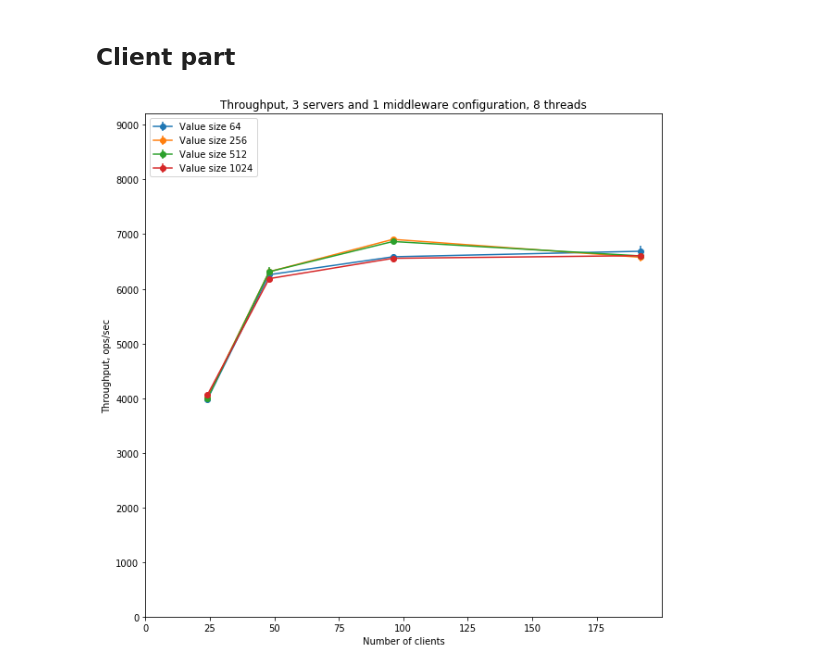
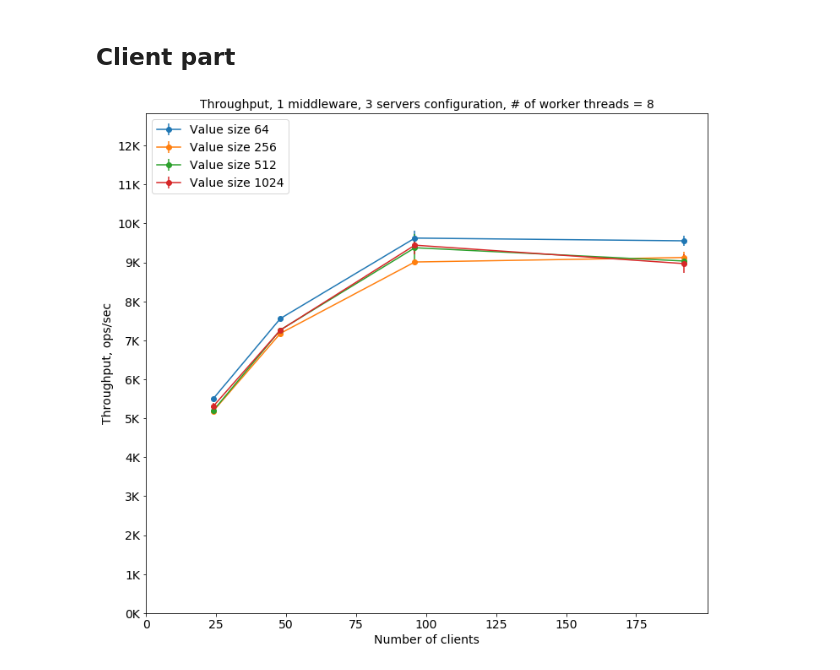
Before and after one commit to skotti/middleware, a Jupyter notebook: analysis/Part4, 3cl - 1mid - 3ser.ipynb, the cells around one changed output. Cells and saved outputs as stored; diff of their text form; code cells hidden in the pictures.

```diff
--- a/analysis/Part4, 3cl - 1mid - 3ser.ipynb
+++ b/analysis/Part4, 3cl - 1mid - 3ser.ipynb
@@ -14,6 +14,18 @@ import csv
 import pandas as pd
 import matplotlib.pyplot as plt
 from statistics import mean
+
+SMALL_SIZE = 8
+MEDIUM_SIZE = 10
+BIGGER_SIZE = 14
+
+plt.rc('font', size=BIGGER_SIZE)          # controls default text sizes
+plt.rc('axes', titlesize=BIGGER_SIZE)     # fontsize of the axes title
+plt.rc('axes', labelsize=BIGGER_SIZE)    # fontsize of the x and y labels
+plt.rc('xtick', labelsize=BIGGER_SIZE)    # fontsize of the tick labels
+plt.rc('ytick', labelsize=BIGGER_SIZE)    # fontsize of the tick labels
+plt.rc('legend', fontsize=BIGGER_SIZE)    # legend fontsize
+plt.rc('figure', titlesize=BIGGER_SIZE)  # fontsize of the figure title
 # %% [markdown]
 ## Middleware part
 # %%
@@ -119,7 +131,7 @@ condition not ok
 #log41 log42 log43 log44 |w2|5534
 #log45 log46 log47 log48 |w3|
 
-path_to_logs = "/home/anastasiia/experiment_1/fourth_copy/middleware1_logs/"
+path_to_logs = "/home/anastasiia/final_ex/final_copy/middleware1_logs/"
 
 logs_per_experiment = 36
 
@@ -699,7 +671,7 @@ TR_value_file = open("/home/anastasiia/asl-project-2019-ruzhanskaia/report_src/p
 RT_value_file = open("/home/anastasiia/asl-project-2019-ruzhanskaia/report_src/part4_cl_RT_value_file.txt", "w+")
 
 
-path_to_experiment="/home/anastasiia/experiment_1/fourth_copy/part4/"
+path_to_experiment="/home/anastasiia/final_ex/final_copy/part4/"
 prefix="/home/anastasiia/asl-project-2019-ruzhanskaia/report_src/part4_mid_cl_cl_"
 value_sizes=[64, 256, 512, 1024]
 client_numbers=[4, 8, 16, 32]
@@ -771,24 +743,15 @@ for w in workers:
     TR_B_overall = []
     TR_error_overall = []
     RT_error_overall = []
+    TR_B_error_overall = []
+    RT_overall_with_formula = []
     for value_size in value_sizes:
         TR = []
         RT = []
         TR_B = []
         TR_error = []
         RT_error = []
-        '''for memtier in range(memtier_instances):
-            TR_client = []
-            RT_client = []
-            for client_number in client_numbers:
-                subset = global_data[ (global_data['Value size'] == value_size) &
-                                 (global_data['Client number'] == client_number) &
-                                 (global_data['Memtier instance'] == memtier)]
-
-                groupped = subset.groupby(["Repetition"]).mean()
-                groupped1 = subset.groupby(["Repetition"]).mean()
-                TR_client.append(groupped.mean()['TR'])
-                RT_client.append(groupped.mean()['RT'])'''
+        TR_B_error = []
 
         for client_number in client_numbers:
             subset = global_data[(global_data['Worker threads'] == w) &
@@ -822,15 +785,25 @@ for w in workers:
             # end print to file
             groupped3 = subset.groupby(['Repetition']).sum()
             TR_B.append(float(groupped3.mean()['TR_B']))
+            TR_std = np.std(groupped['TR_B'].values)
+            TR_B_error.append(TR_std)
 
         TR_overall.append(TR)
         RT_overall.append(RT)
         TR_B_overall.append(TR_B)
         TR_error_overall.append(TR_error)
         RT_error_overall.append(RT_error)
+        TR_B_error_overall.append(TR_B_error)
+        RT_overall_with_formula.append([(1/t) * 1000 * c - 0.01 for t, c in zip(TR, X_axis)])
 
-    plt.figure(figsize=(10, 10))
-    plt.title("Throughput, 3 servers and 1 middleware configuration, "+str(w) + " threads")
+
+    from matplotlib.ticker import FuncFormatter
+    def kilo(x, pos):
+        return '%1.fK' % (x*1e-3)
+    formatter = FuncFormatter(kilo)
+    plt.figure(figsize=(10, 9))
+    plt.axes().yaxis.set_major_formatter(formatter)
+    plt.title("Throughput, 1 middleware, 3 servers configuration, # of worker threads = "+str(w))
     max1 = 0
     for i in range(len(TR_overall)):
         plt.errorbar(X_axis, TR_overall[i],
@@ -846,66 +819,79 @@ for w in workers:
     plt.ylabel('Throughput, ops/sec')
     plt.xlabel('Number of clients')
     plt.legend(loc="upper left")
-    plt.savefig(prefix + str(w)+"_tr.png", dpi=300)
+    plt.tight_layout(0)
+    plt.savefig(prefix + str(w)+"_tr.pdf")
     plt.show()
 
-    plt.figure(figsize=(10, 10))
-    plt.title("Throughput_B, 3 servers and 1 middleware configuration, "+str(w) + " threads")
+    plt.figure(figsize=(10, 9))
+    plt.axes().yaxis.set_major_formatter(formatter)
+    plt.title("Throughput in KB/sec, 1 middleware, 3 servers, # of worker threads = "+str(w))
     max1 = 0
     for i in range(len(TR_B_overall)):
-        plt.plot(X_axis, TR_B_overall[i],'-o',
+        plt.errorbar(X_axis, TR_B_overall[i],
+                yerr=TR_B_error_overall[i],
+                fmt='-o',
                 label="Value size "+str(value_sizes[i]))
         max2 = max(TR_B_overall[i]) + max(TR_B_overall[i])/3
         if max2 > max1:
             max1 = max2
     plt.ylim(0, max1)
     plt.xticks(np.arange(0, max(X_axis), 25))
-    plt.yticks(np.arange(0, max1, 1000))
-    plt.ylabel('Throughput_B, Kbytes/sec')
+    plt.yticks(np.arange(0, max1, 2000))
+    plt.ylabel('Throughput, Kbytes/sec')
     plt.xlabel('Number of clients')
     plt.legend(loc="upper left")
-    plt.savefig(prefix + str(w)+"_tr_b.png", dpi=300)
+    plt.tight_layout(0)
+    plt.savefig(prefix + str(w)+"_tr_b.pdf")
     plt.show()
 
     max1 = 0
-    plt.figure(figsize=(10, 10))
-    plt.title("Response time, 3 servers and 1 middleware configuration, "+str(w) + " threads")
+    plt.figure(figsize=(10, 9))
+    plt.title("Response time, 3 servers and 1 middleware configuration, # of worker threads = "+str(w))
     for i in range(len(RT_overall)):
         plt.errorbar(X_axis, RT_overall[i],
                 yerr=RT_error_overall[i],
                 fmt='-o',
                 label="Value size "+str(value_sizes[i]))
-        max2 = max(RT_overall[i]) + max(RT_overall[i])/2
+        max2 = max(RT_overall[i]) + max(RT_overall[i])/3
+        if max2 > max1:
+            max1 = max2
+    for i in range(len(RT_overall_with_formula)):
+        plt.errorbar(X_axis, RT_overall_with_formula[i],
+                yerr=RT_error_overall[i],
+                fmt='--o',
+                label="Value size "+str(value_sizes[i]))
+        max2 = max(RT_overall[i]) + max(RT_overall[i])/3
         if max2 > max1:
             max1 = max2
     plt.ylim(0, max1)
     plt.xticks(np.arange(0, max(X_axis), 25))
     plt.yticks(np.arange(0, max1, 2))
     plt.ylabel('Response time, ms')
     plt.xlabel('Number of clients')
     plt.legend(loc="upper left")
-    plt.savefig(prefix + str(w)+"_rt.png", dpi=300)
+    plt.tight_layout(0)
+    plt.savefig(prefix + str(w)+"_rt.pdf")
     plt.show()
 
     max1 = 0
-    plt.figure(figsize=(10, 10))
+    plt.figure(figsize=(10, 9))
     plt.title("Throughput vs Response time, 3 servers and 1 middleware configuration, "+str(w) + " threads")
     for i in range(len(RT_overall)):
         plt.errorbar(TR_overall[i], RT_overall[i],
                 xerr=TR_error_overall[i],
                 yerr=RT_error_overall[i],
                 fmt='-o',
                 label="Value size "+str(value_sizes[i]))
-        max2 = max(RT_overall[i]) + max(RT_overall[i])/2
+        max2 = max(RT_overall[i]) + max(RT_overall[i])/3
         if max2 > max1:
             max1 = max2
     plt.ylim(0, max1)
     plt.ylabel('Response time, ms')
     plt.xlabel('Throughput, ops/sec')
     plt.legend(loc="upper left")
-    plt.savefig(prefix + str(w)+"_rttr.png", dpi=300)
     plt.show()
 TR_value_file.close()
 RT_value_file.close()
 # %% [output]
-[figure, old version]
+[figure, new version]
```
Also changed, not shown: parts of 3 cells of this notebook, 13 other files.
